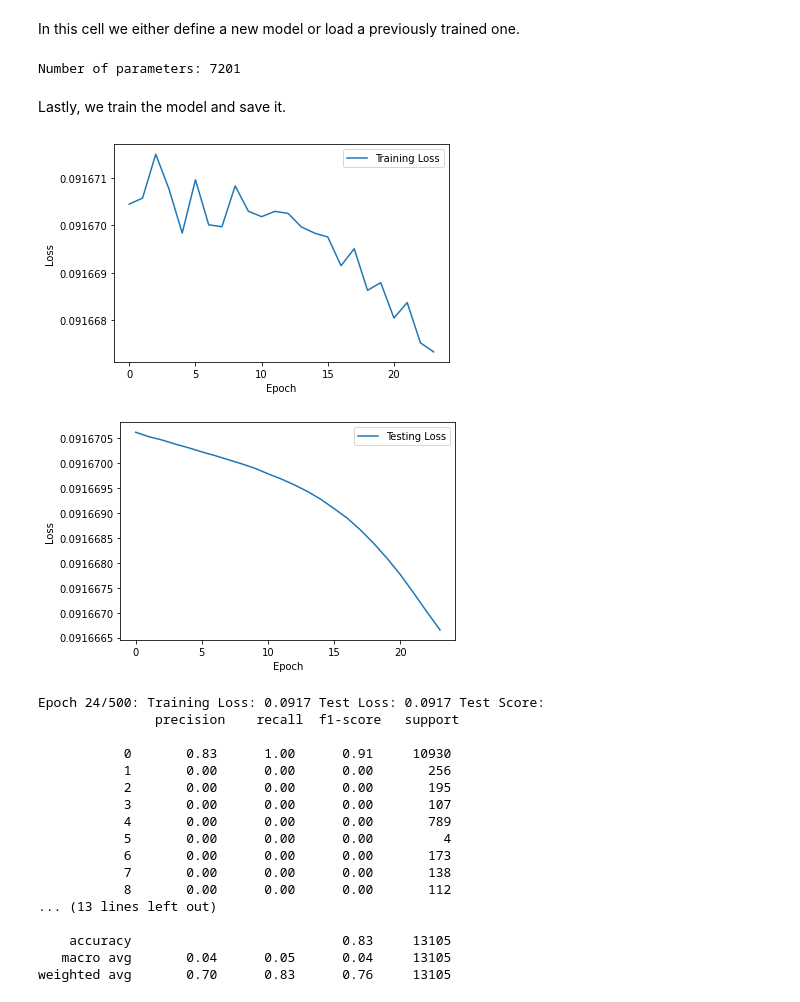
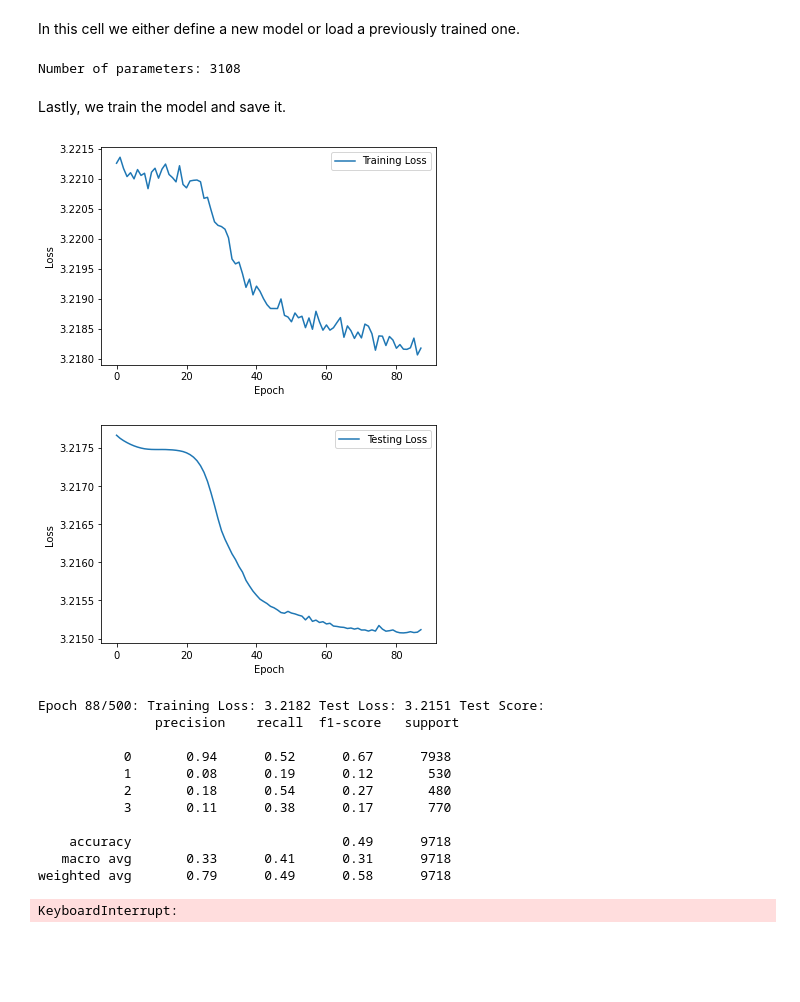
Before and after one commit to gullo97/earthquake_ml, a Jupyter notebook: notebook.ipynb, the cells around one changed output. Drawn from its saved outputs; the diff is of its cells as text; code cells hidden in the pictures; blank space fills up the shorter version.

Commit message:
Changed damage map to 4 classes

```diff
--- a/notebook.ipynb
+++ b/notebook.ipynb
@@ -82,8 +82,8 @@ We also define the data loaders for the training and testing sets.
 dataset = CustomDataset(dataframe)
 train_dataset, test_dataset = dataset.train_test_split()
 
-train_loader = torch.utils.data.DataLoader(train_dataset, batch_size=15000, shuffle=True)
-test_loader = torch.utils.data.DataLoader(test_dataset, batch_size=15000, shuffle=True)
+train_loader = torch.utils.data.DataLoader(train_dataset, batch_size=10000, shuffle=True)
+test_loader = torch.utils.data.DataLoader(test_dataset, batch_size=10000, shuffle=True)
 # %% [markdown]
 Now let's calculate a list of weights to be used in the loss function to account for the class imbalance so that the model does not overfit to the majority class.
 # %%
@@ -113,4 +109,7 @@ tensor([1.8284e-05, 8.0775e-04, 1.0482e-03, 1.8416e-03, 2.4845e-04, 5.2632e-02,
 We also clamp these weight so that the model does not overfit to the minority classes.
 # %%
 # clamp alpha to avoid exessive weight on rare classes
-ALPHA = ALPHA.clamp(min(ALPHA).item(), max(ALPHA).item()/10)
+ALPHA = ALPHA.clamp(min(ALPHA).item(), max(ALPHA).item()) # multiply by 0.x to avoid overfitting
+# normalize alpha
+ALPHA = ALPHA/ALPHA.sum()
+ALPHA
@@ -167,6 +168,29 @@ class FocalLossWithClassBalancing(nn.Module):
             return torch.sum(F_loss)
         else:
             return F_loss
+
+class BalancedBCELoss(nn.Module):
+    def __init__(self, alpha=ALPHA, reduction='elementwise_mean'):
+        super(BalancedBCELoss, self).__init__()
+        self.reduction = reduction
+        if alpha is None:
+            self.alpha = torch.ones(N_CLASSES, dtype=torch.float32).to(DEVICE)
+        else:
+            self.alpha = torch.tensor(alpha, dtype=torch.float32).to(DEVICE)
+
+    def forward(self, inputs, targets, alpha=None):
+        if alpha != None:
+            self.alpha = torch.tensor(alpha, dtype=torch.float32).to(DEVICE)
+
+        BCE_loss = torch.clamp(targets * inputs, 0.000001, 1)
+
+        F_loss = -(self.alpha.repeat(targets.shape[0], 1) * BCE_loss.log())
+        if self.reduction == 'elementwise_mean':
+            return torch.mean(F_loss)
+        elif self.reduction == 'sum':
+            return torch.sum(F_loss)
+        else:
+            return F_loss
 # %% [markdown]
 And all that is left to do is to define the training loop and the testing loop. We make use of sklearn's metrics to calculate the accuracy, precision, recall and F1 score.
 # %%
@@ -249,35 +273,30 @@ def train(model, train_dataloader, test_dataloader, loss_fn, optimizer, num_epoc
 # %% [markdown]
 In this cell we either define a new model or load a previously trained one.
 # %%
-model = FullyConnectedNN(input_len=len(dataset[0][0]), output_len=len(dataset[0][1]), hidden_dim=25, depth=8)
+model = FullyConnectedNN(input_len=len(dataset[0][0]), output_len=len(dataset[0][1]), hidden_dim=16, depth=8)
 
 # model = pickle.load(open('model.pkl', 'rb'))
 # %% [output]
-Number of parameters: 7201
+Number of parameters: 3108
 # %% [markdown]
 Lastly, we train the model and save it.
 # %%
-train(model, train_loader, test_loader, FocalLossWithClassBalancing(), optim.Adam(model.parameters(), lr=0.001), num_epochs=500, log_interval=1)
+train(model, train_loader, test_loader, BalancedBCELoss(), optim.Adam(model.parameters(), lr=0.001), num_epochs=500, log_interval=1)
 # %% [output]
-[figure, old version]
+[figure, new version]
-[figure, old version]
+[figure, new version]
-Epoch 24/500: Training Loss: 0.0917 Test Loss: 0.0917 Test Score:
+Epoch 88/500: Training Loss: 3.2182 Test Loss: 3.2151 Test Score:
                precision    recall  f1-score   support
 
-           0       0.83      1.00      0.91     10930
-           1       0.00      0.00      0.00       256
-           2       0.00      0.00      0.00       195
-           3       0.00      0.00      0.00       107
-           4       0.00      0.00      0.00       789
-           5       0.00      0.00      0.00         4
-           6       0.00      0.00      0.00       173
-           7       0.00      0.00      0.00       138
-           8       0.00      0.00      0.00       112
-... (13 lines left out)
+           0       0.94      0.52      0.67      7938
+           1       0.08      0.19      0.12       530
+           2       0.18      0.54      0.27       480
+           3       0.11      0.38      0.17       770
 
-    accuracy                           0.83     13105
-   macro avg       0.04      0.05      0.04     13105
-weighted avg       0.70      0.83      0.76     13105
+    accuracy                           0.49      9718
+   macro avg       0.33      0.41      0.31      9718
+weighted avg       0.79      0.49      0.58      9718
+KeyboardInterrupt:
 # %%
 
 # save model
```
Also changed, not shown: parts of 4 cells of this notebook, 5 other files.
